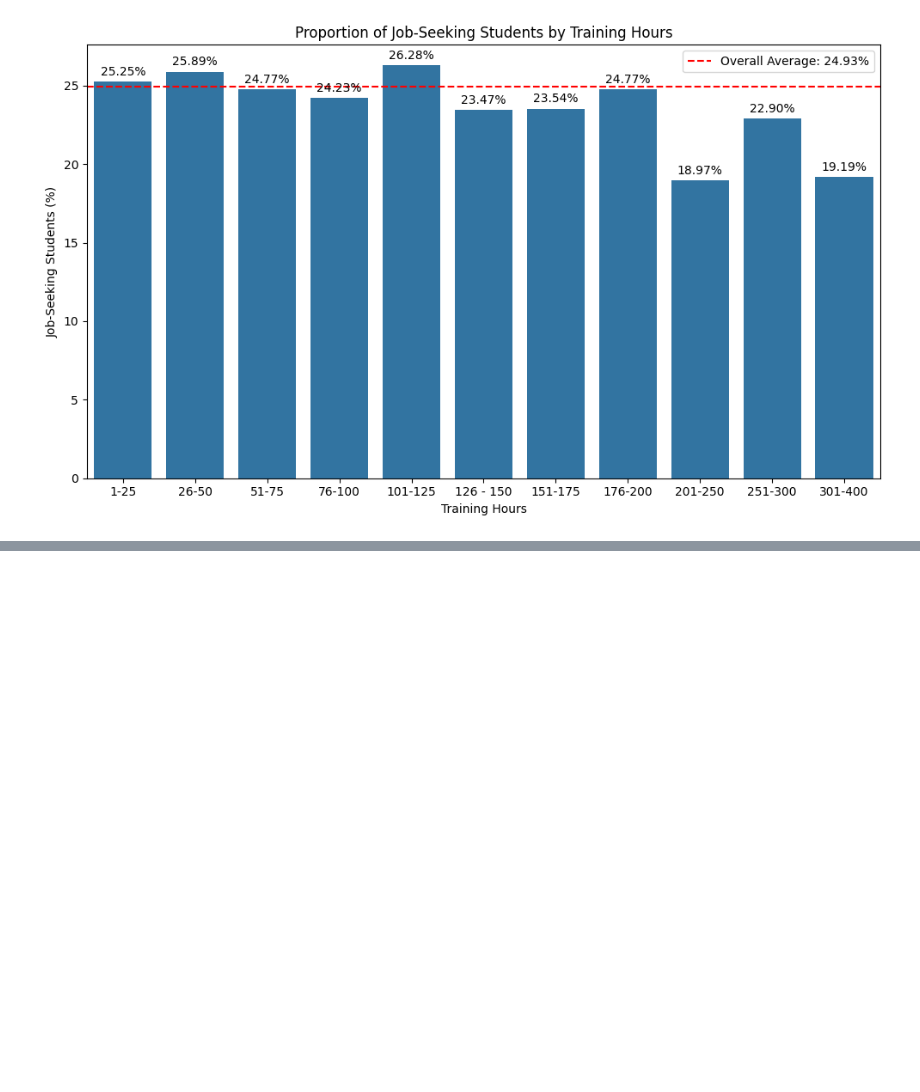
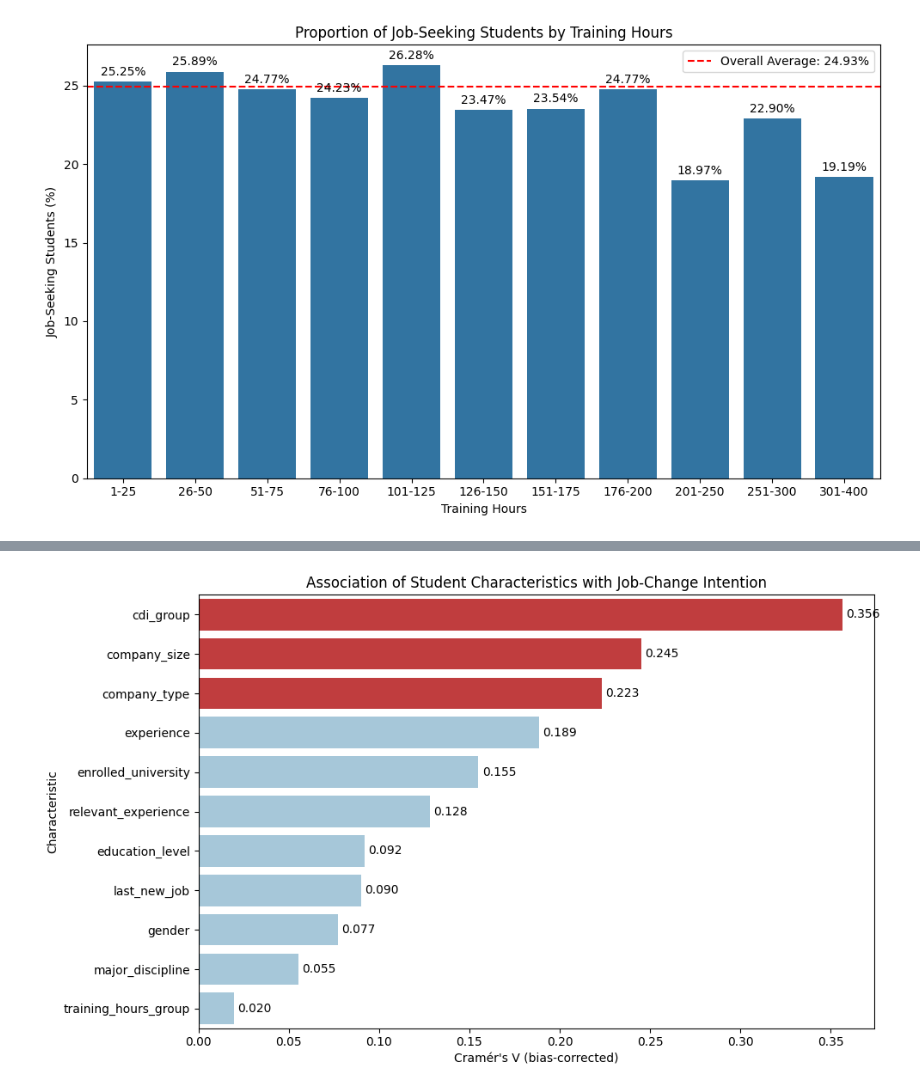
Before and after one commit to Lyxxrn/Data-Science, a Jupyter notebook: week 2/aq_analysis.ipynb, the cells around one changed output, grey strips where cells are left out. Cells and saved outputs as stored; diff of their text form; code cells hidden in the pictures; blank space fills up the shorter version.

```diff
--- a/week 2/aq_analysis.ipynb
+++ b/week 2/aq_analysis.ipynb
@@ -244,0 +267,8 @@ plt.show()
+# %%
+#Fehlende Werte als eigene Kategorie einfügen (??????? Wie damit umgehen ??????)
+cat_cols = data.select_dtypes("category").columns
+
+for col in cat_cols:
+    data[col] = data[col].cat.add_categories("Unknown").fillna("Unknown")
+
+data.isna().sum()
@@ -244,0 +334,3 @@ plt.show()
+# %%
+data = data.drop(columns=["training_hours", "city_development_index"])
+data.columns.tolist()
@@ -244,0 +369,10 @@ plt.show()
+# %%
+features = [col for col in data.columns if col != "job_change"]
+
+ranking = pd.DataFrame({
+    "feature": features,
+    "cramers_v": [cramers_v(data[col], data["job_change"]) for col in features]
+})
+
+ranking = ranking.sort_values("cramers_v", ascending=False).reset_index(drop=True)
+ranking
@@ -244,0 +392,25 @@ plt.show()
+# %%
+# Top 3 farblich hervorheben
+ranking["color"] = ["#d62728" if i < 3 else "#9ecae1" for i in range(len(ranking))]
+
+plt.figure(figsize=(10, 6))
+
+ax = sns.barplot(
+    data=ranking,
+    y="feature",
+    x="cramers_v",
+    hue="feature",
+    palette=dict(zip(ranking["feature"], ranking["color"])),
+    legend=False
+)
+
+for container in ax.containers:
+    ax.bar_label(container, fmt="%.3f", padding=3)
+
+plt.xlabel("Cramér's V (bias-corrected)")
+plt.ylabel("Characteristic")
+plt.title("Association of Student Characteristics with Job-Change Intention")
+plt.tight_layout()
+plt.show()
+# %% [output]
+[figure, added]
```
Also changed, not shown: parts of 15 cells of this notebook.
